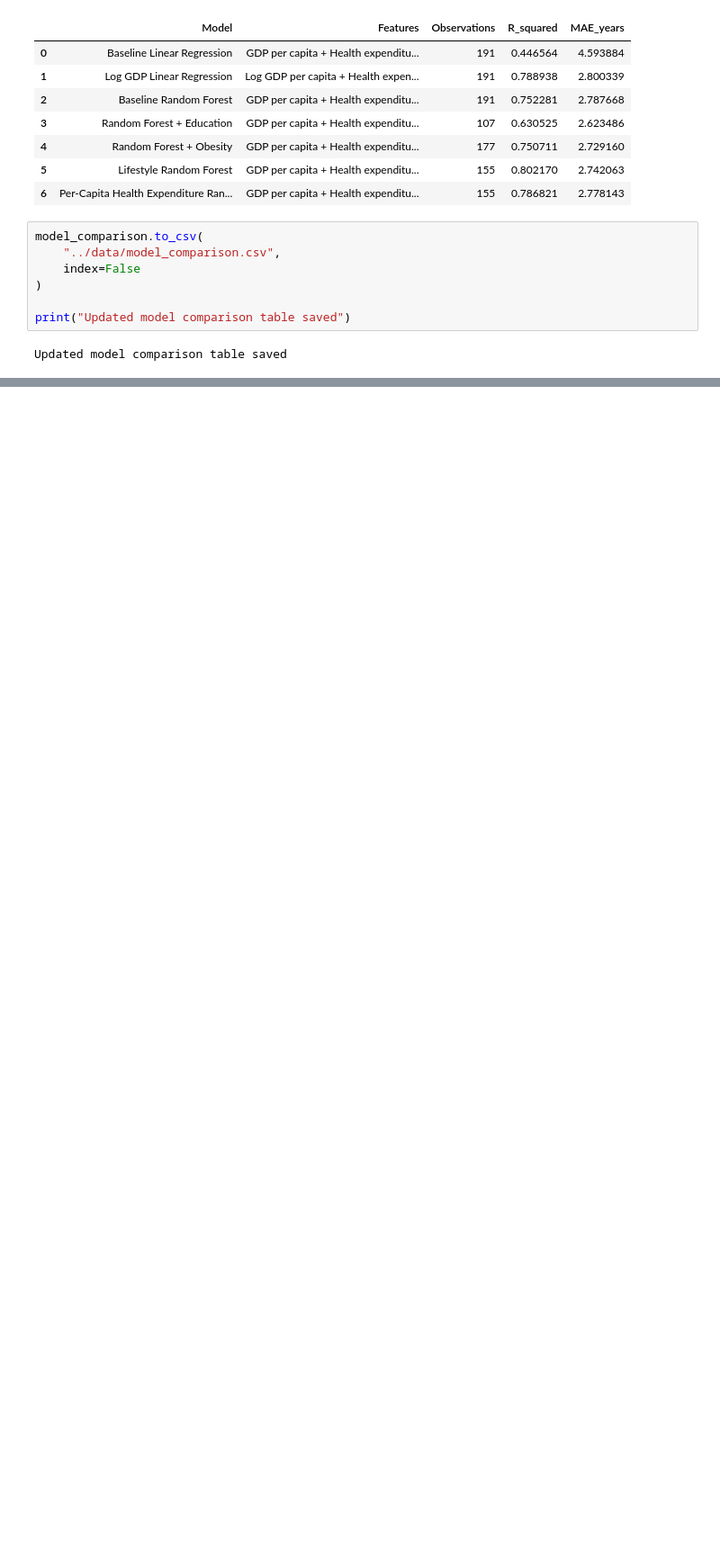
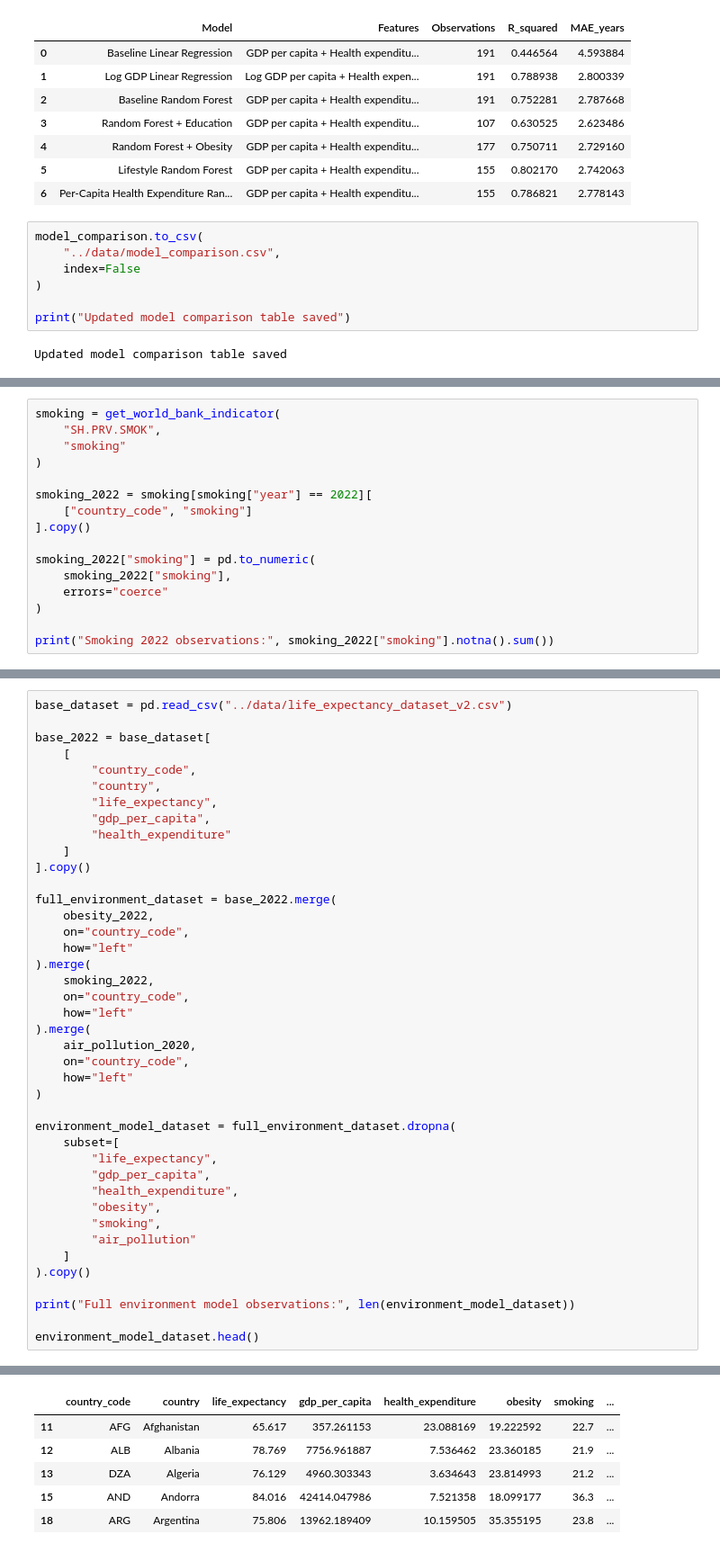
Before and after one commit to serrafrancesco271105/life-expectancy-machine-learning, a Jupyter notebook: notebooks/01_data_exploration.ipynb, the cells around one changed output, grey strips where cells are left out. Shown at 90% size. Drawn from its saved outputs; the diff is of its cells as text; blank space fills up the shorter version.

Commit message:
Add environmental model results

```diff
--- a/notebooks/01_data_exploration.ipynb
+++ b/notebooks/01_data_exploration.ipynb
@@ -2096,0 +2435,16 @@ Updated model comparison table saved
+# %%
+smoking = get_world_bank_indicator(
+    "SH.PRV.SMOK",
+    "smoking"
+)
+
+smoking_2022 = smoking[smoking["year"] == 2022][
+    ["country_code", "smoking"]
+].copy()
+
+smoking_2022["smoking"] = pd.to_numeric(
+    smoking_2022["smoking"],
+    errors="coerce"
+)
+
+print("Smoking 2022 observations:", smoking_2022["smoking"].notna().sum())
@@ -2096,0 +2453,42 @@ Updated model comparison table saved
+# %%
+base_dataset = pd.read_csv("../data/life_expectancy_dataset_v2.csv")
+
+base_2022 = base_dataset[
+    [
+        "country_code",
+        "country",
+        "life_expectancy",
+        "gdp_per_capita",
+        "health_expenditure"
+    ]
+].copy()
+
+full_environment_dataset = base_2022.merge(
+    obesity_2022,
+    on="country_code",
+    how="left"
+).merge(
+    smoking_2022,
+    on="country_code",
+    how="left"
+).merge(
+    air_pollution_2020,
+    on="country_code",
+    how="left"
+)
+
+environment_model_dataset = full_environment_dataset.dropna(
+    subset=[
+        "life_expectancy",
+        "gdp_per_capita",
+        "health_expenditure",
+        "obesity",
+        "smoking",
+        "air_pollution"
+    ]
+).copy()
+
+print("Full environment model observations:", len(environment_model_dataset))
+
+environment_model_dataset.head()
+# %% [output]
@@ -2096,0 +2496,6 @@ Updated model comparison table saved
+|  | country_code | country | life_expectancy | gdp_per_capita | health_expenditure | obesity | smoking | ... |
+| 11 | AFG | Afghanistan | 65.617 | 357.261153 | 23.088169 | 19.222592 | 22.7 | ... |
+| 12 | ALB | Albania | 78.769 | 7756.961887 | 7.536462 | 23.360185 | 21.9 | ... |
+| 13 | DZA | Algeria | 76.129 | 4960.303343 | 3.634643 | 23.814993 | 21.2 | ... |
+| 15 | AND | Andorra | 84.016 | 42414.047986 | 7.521358 | 18.099177 | 36.3 | ... |
+| 18 | ARG | Argentina | 75.806 | 13962.189409 | 10.159505 | 35.355195 | 23.8 | ... |
```
Also changed, not shown: parts of 22 cells of this notebook, 3 other files.
